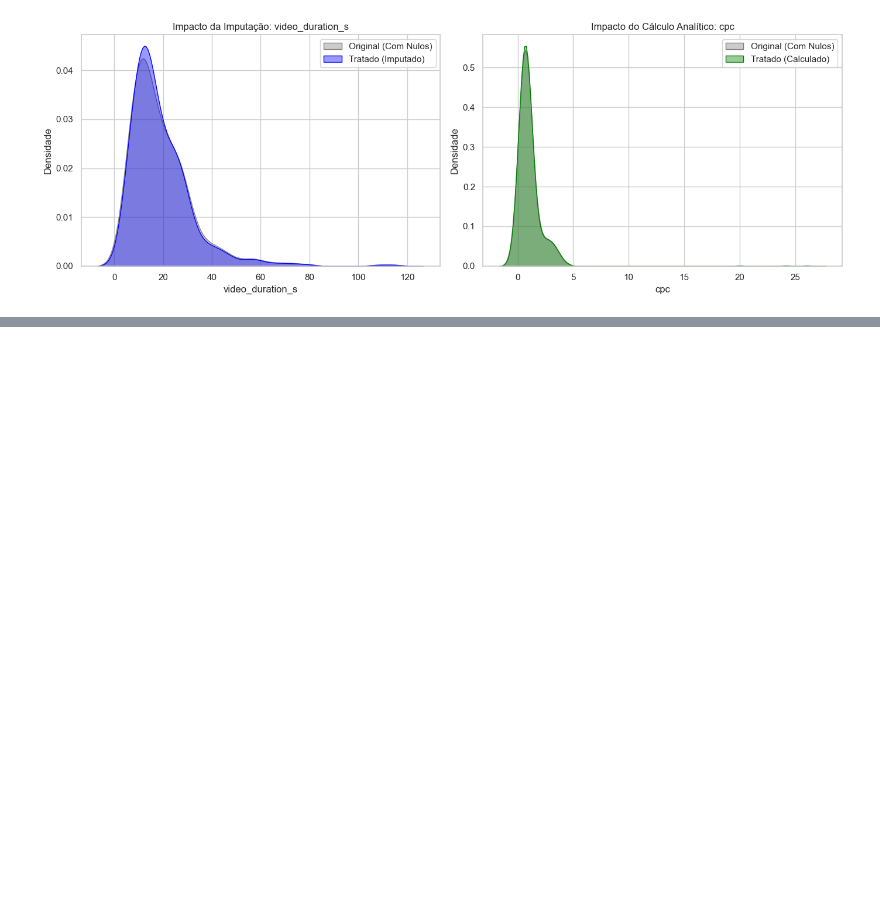
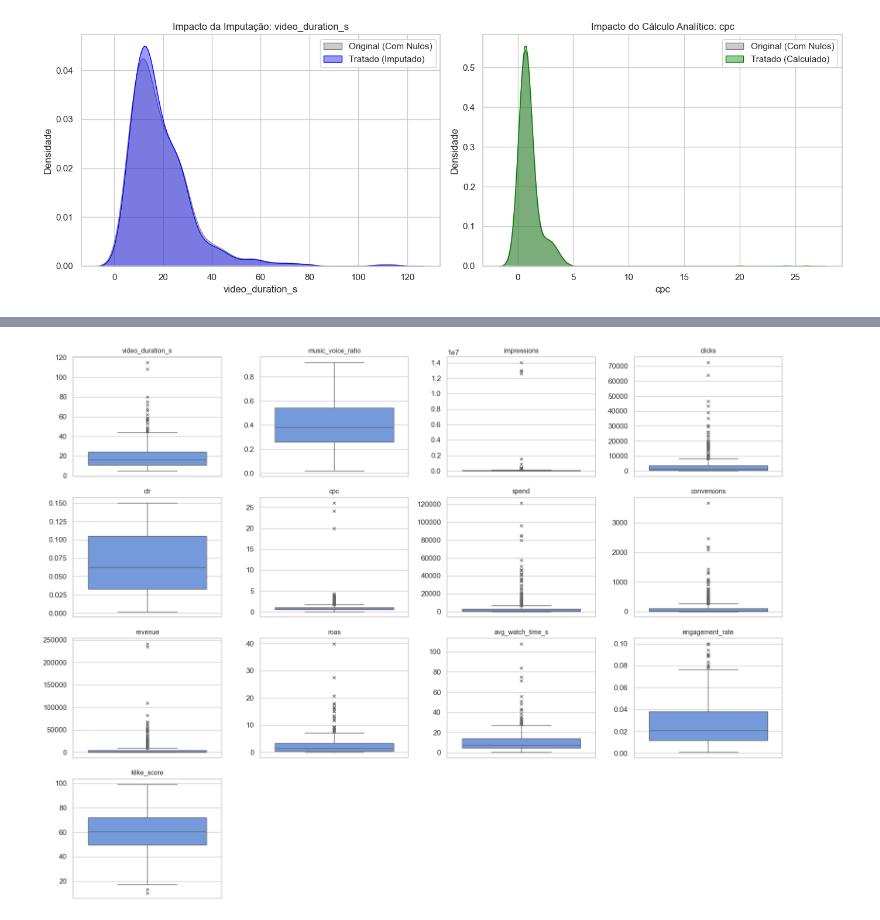
Before and after one commit to carlimmsantos/Millai_AI, a Jupyter notebook: millai_klike_challenge_analysis.ipynb.ipynb, the cells around one changed output, grey strips where cells are left out. Drawn from its saved outputs; the diff is of its cells as text; code cells hidden in the pictures; blank space fills up the shorter version.

```diff
--- a/millai_klike_challenge_analysis.ipynb.ipynb
+++ b/millai_klike_challenge_analysis.ipynb.ipynb
@@ -507,0 +515,4 @@ plt.show()
+# %%
+df = df.set_index('campaign_id')
+
+df.index.name = None
@@ -507,0 +535,10 @@ plt.show()
+# %%
+df['date'] = pd.to_datetime(df['date'])
+
+df['month'] = df['date'].dt.month
+
+df['day_of_week'] = df['date'].dt.dayofweek
+
+df['is_weekend'] = (df['date'].dt.dayofweek >= 5).astype(int)
+# %%
+df = df.drop(columns=['date'])
@@ -507,0 +581,6 @@ plt.show()
+# %%
+numeric_cols = [
+    'video_duration_s', 'music_voice_ratio', 'impressions', 'clicks', 'ctr',
+    'cpc', 'spend', 'conversions', 'revenue', 'roas',
+    'avg_watch_time_s', 'engagement_rate', 'klike_score'
+]
@@ -507,0 +613,15 @@ plt.show()
+# %%
+sns.set_theme(style="whitegrid")
+plt.figure(figsize=(16, 12))
+
+for i, col in enumerate(numeric_cols, 1):
+    plt.subplot(4, 4, i)
+    # O boxplot mostra a mediana, os quartis e os pontos isolados (outliers)
+    sns.boxplot(y=df[col], color='cornflowerblue', flierprops={"marker": "x", "markerfacecolor": "red", "markersize": 5})
+    plt.title(col, fontsize=10)
+    plt.ylabel('')
+
+plt.tight_layout()
+plt.show()
+# %% [output]
+[figure, added]
```
Also changed, not shown: parts of 21 cells of this notebook.
